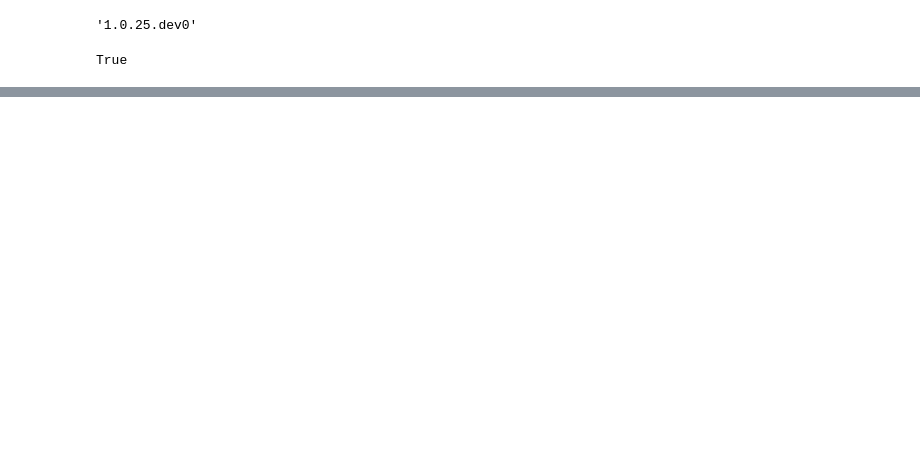
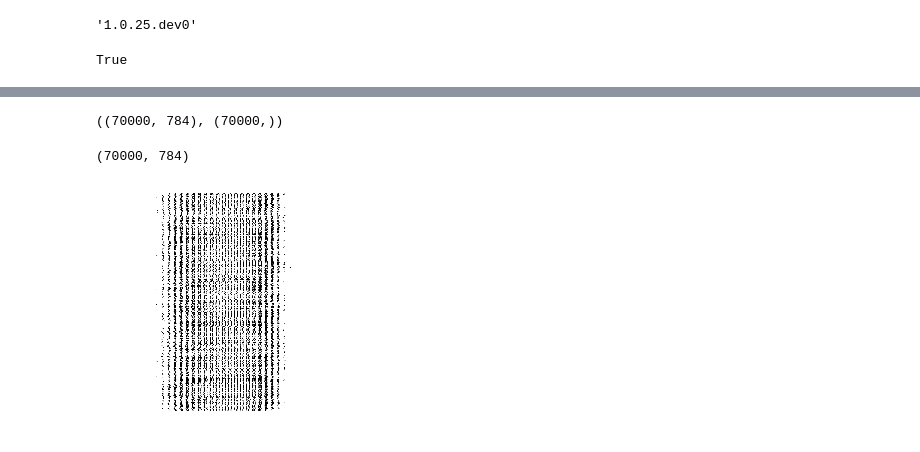
Before and after one commit to fredguth/ML_lesson, a Jupyter notebook: helloWorld.ipynb, the cells around one changed output, grey strips where cells are left out. Cells and saved outputs as stored; diff of their text form; code cells hidden in the pictures; blank space fills up the shorter version.

```diff
--- a/helloWorld.ipynb
+++ b/helloWorld.ipynb
@@ -29,0 +18,13 @@ AttributeError: 'function' object has no attribute 'tfm'
+# %%
+from sklearn.datasets import fetch_mldata
+mnist = fetch_mldata('MNIST original')
+X, y = mnist["data"], mnist["target"]
+# %%
+X.shape, y.shape
+# %% [output]
+((70000, 784), (70000,))
+# %%
+# Normalization
+mean = X.mean()
+std = X.std()
+X = (X-mean)/std
@@ -29,0 +33,10 @@ AttributeError: 'function' object has no attribute 'tfm'
+# %%
+X.shape
+# %% [output]
+(70000, 784)
+# %%
+plt.imshow(X[:1000], cmap=matplotlib.cm.binary)
+plt.axis('off')
+plt.show()
+# %% [output]
+[figure, added]
```
Also changed, not shown: parts of 7 cells of this notebook, 1 other file.
